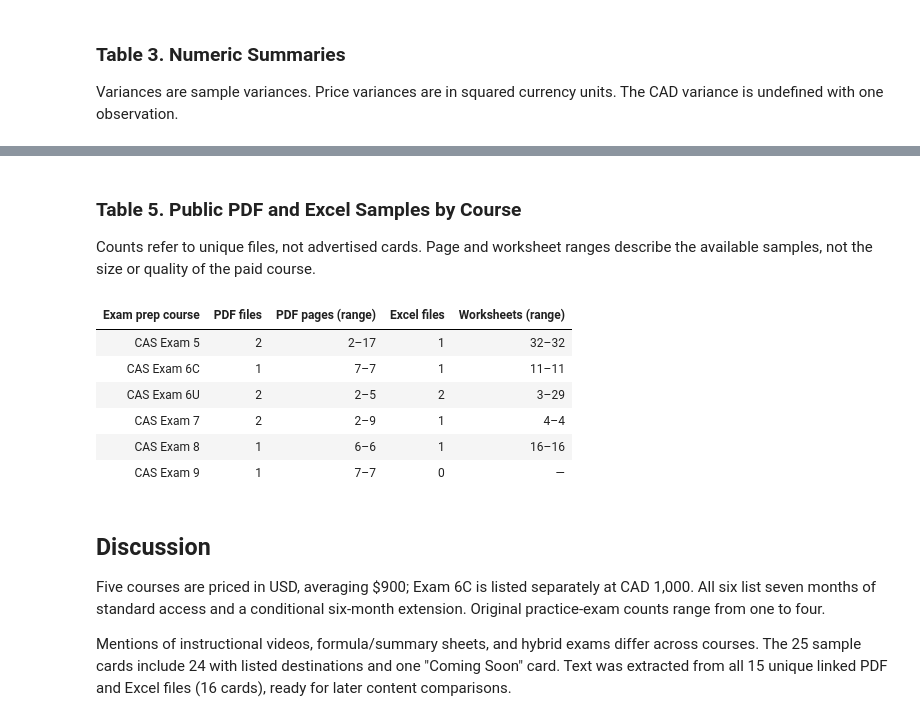
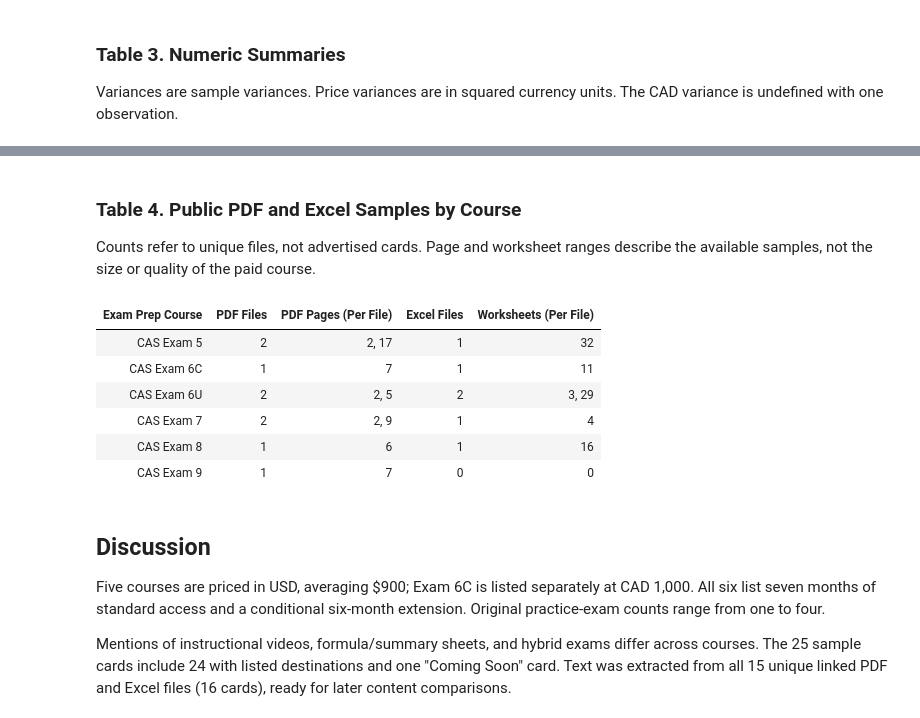
Before and after one commit to maxinehb/datasci530fall2026, a Jupyter notebook: Project 1/Project_1_MHB.ipynb, the cells around one changed output, grey strips where cells are left out. Cells and saved outputs as stored; diff of their text form; code cells hidden in the pictures.

```diff
--- a/Project 1/Project_1_MHB.ipynb
+++ b/Project 1/Project_1_MHB.ipynb
@@ -283,3 +301,8 @@ for frame in (pdf_samples, excel_samples):
+# %%
+#Store the three datasets for results tables and analysis
+products_final = pd.read_csv("battleacts_products.csv")
+pdf_samples = pd.read_csv("battleacts_pdf_samples.csv")
+excel_samples = pd.read_csv("battleacts_excel_samples.csv")
 # %% [markdown]
 ## Results
 
@@ -367,7 +409,0 @@ These indicators capture mentions, not verified availability. Features common to
-# %%
-tools = products_final.set_index("product_name")[list(tool_patterns)].rename(columns={
-    "instructional_video_mentioned": "Instructional videos",
-    "formula_summary_sheet_mentioned": "Formula/summary sheets",
-    "hybrid_exam_mentioned": "Hybrid exam"})
-tools = tools.apply(lambda col: col.map({True: "Mentioned", False: "Not matched"}))
-show_table(tools.rename_axis("Exam prep course").reset_index())
@@ -382,29 +410,42 @@ show_table(tools.rename_axis("Exam prep course").reset_index())
 # %% [markdown]
-### Table 5. Public PDF and Excel Samples by Course
+### Table 4. Public PDF and Excel Samples by Course
 
 Counts refer to unique files, not advertised cards. Page and worksheet ranges describe the available samples, not the size or quality of the paid course.
 # %%
-def span(values):
-    values = values.dropna()
-    return f"{int(values.min())}–{int(values.max())}" if len(values) else "—"
-
+def file_counts(values):
+    values = values.dropna().sort_values()
+    return ", ".join(str(int(value)) for value in values) if len(values) else "0"
 
 rows = []
 for _, p in products_final.iterrows():
     pdfs = pdf_samples[pdf_samples["product_url"].eq(p["product_url"])]
     books = excel_samples[excel_samples["product_url"].eq(p["product_url"])]
-    rows.append({"Exam prep course": p["product_name"],
-                 "PDF files": len(pdfs), "PDF pages (range)": span(pdfs["page_count"]),
-                 "Excel files": len(books), "Worksheets (range)": span(books["sheet_count"])})
+    rows.append({
+        "Exam Prep Course": p["product_name"],
+        "PDF Files": len(pdfs),
+        "PDF Pages (Per File)": file_counts(pdfs["page_count"]),
+        "Excel Files": len(books),
+        "Worksheets (Per File)": file_counts(books["sheet_count"])
+    })
+
 show_table(pd.DataFrame(rows))
+
+display(HTML("""
+<style>
+.report-table th,
+.report-table td {
+    text-align: center !important;
+}
+</style>
+"""))
 # %% [output]
-| Exam prep course | PDF files | PDF pages (range) | Excel files | Worksheets (range) |
-| CAS Exam 5 | 2 | 2–17 | 1 | 32–32 |
-| CAS Exam 6C | 1 | 7–7 | 1 | 11–11 |
-| CAS Exam 6U | 2 | 2–5 | 2 | 3–29 |
-| CAS Exam 7 | 2 | 2–9 | 1 | 4–4 |
-| CAS Exam 8 | 1 | 6–6 | 1 | 16–16 |
-| CAS Exam 9 | 1 | 7–7 | 0 | — |
+| Exam Prep Course | PDF Files | PDF Pages (Per File) | Excel Files | Worksheets (Per File) |
+| CAS Exam 5 | 2 | 2, 17 | 1 | 32 |
+| CAS Exam 6C | 1 | 7 | 1 | 11 |
+| CAS Exam 6U | 2 | 2, 5 | 2 | 3, 29 |
+| CAS Exam 7 | 2 | 2, 9 | 1 | 4 |
+| CAS Exam 8 | 1 | 6 | 1 | 16 |
+| CAS Exam 9 | 1 | 7 | 0 | 0 |
 # %% [markdown]
 ## Discussion
 
```
Also changed, not shown: parts of 9 cells of this notebook, 1 other file.
